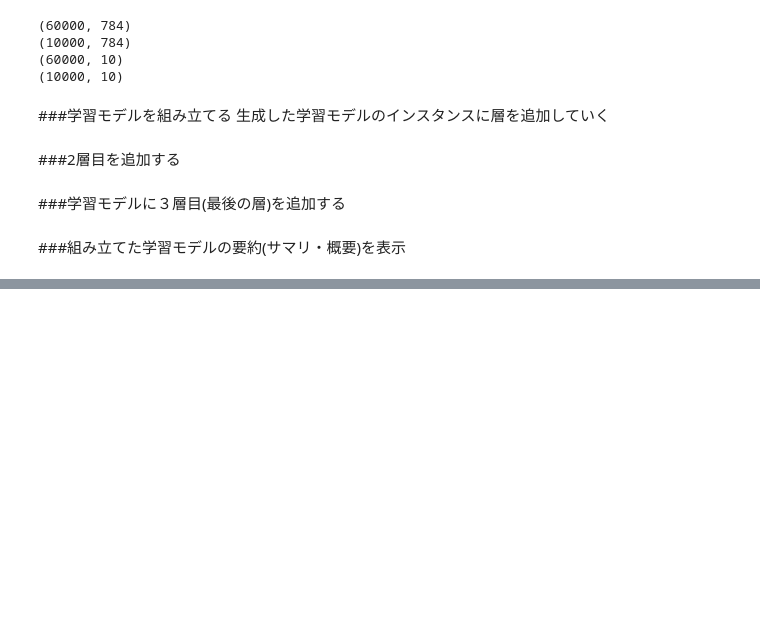
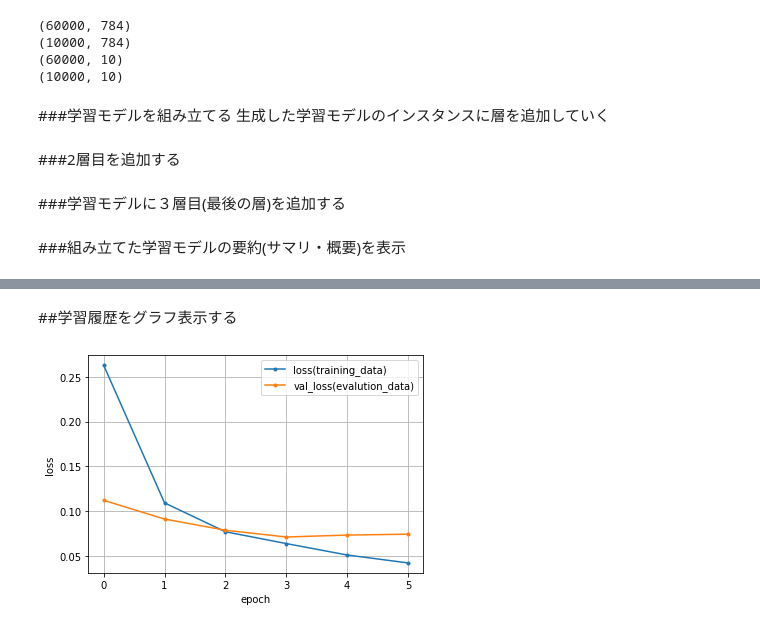
Before and after one commit to ooootaaaa/DeepLearning2022Late, a Jupyter notebook: 1004[MNISTExample2022].ipynb, the cells around one changed output, grey strips where cells are left out. Cells and saved outputs as stored; diff of their text form; code cells hidden in the pictures; blank space fills up the shorter version.

```diff
--- a/1004[MNISTExample2022].ipynb
+++ b/1004[MNISTExample2022].ipynb
@@ -144,0 +150,6 @@ _________________________________________________________________
+# %%
+model.compile(
+    loss = 'categorical_crossentropy',#損失の基準(交差エントロピー誤差)
+    optimizer = RMSprop(),
+    metrics=['accuracy']#accuracy=精度
+)
@@ -144,0 +158,20 @@ _________________________________________________________________
+# %%
+#コールバック処理の準備
+#学習が進んで損失がそれ以上下がらなければ早期終了する
+#patience=2は、2回学習分だけ終了まで様子を見る
+es = EarlyStopping(monitor='val_loss', patience=2)
+#ログ出力
+csv_logger = CSVLogger('training.log')
+
+#学習モデルに学習させる
+#(正解データにフィットするように重みを調整する)
+hist = model.fit(
+    x_train,#学習用画像データ:問題
+    y_train,#学習用数値データ:正解
+    batch_size = batch_size,#バッチサイズ(batch_size=20)
+    epochs = epochs, #エポック数(学習回数)(epochs=20)
+    verbose = 1,#進行状況を表示
+    validation_split = 0.1,#validationデータ(検証用データ、チェックデータ)の割合(10%:この分は学習に使わず、検証データに使う)
+    callbacks = [es,csv_logger]#コールバック処理
+)
+#
@@ -144,0 +201,17 @@ _________________________________________________________________
+# %% [markdown]
+##学習履歴をグラフ表示する
+# %%
+loss = hist.history['loss']
+val_loss = hist.history['val_loss']
+
+epochs = len(loss)
+plt.plot(range(epochs),loss, marker='.',label='loss(training_data)')
+plt.plot(range(epochs),val_loss, marker='.',label='val_loss(evalution_data)')
+plt.legend(loc='best')
+plt.grid()
+plt.xlabel('epoch')
+plt.ylabel('loss')
+#最後に表示
+plt.show()
+# %% [output]
+[figure, added]
```
Also changed, not shown: parts of 7 cells of this notebook.
